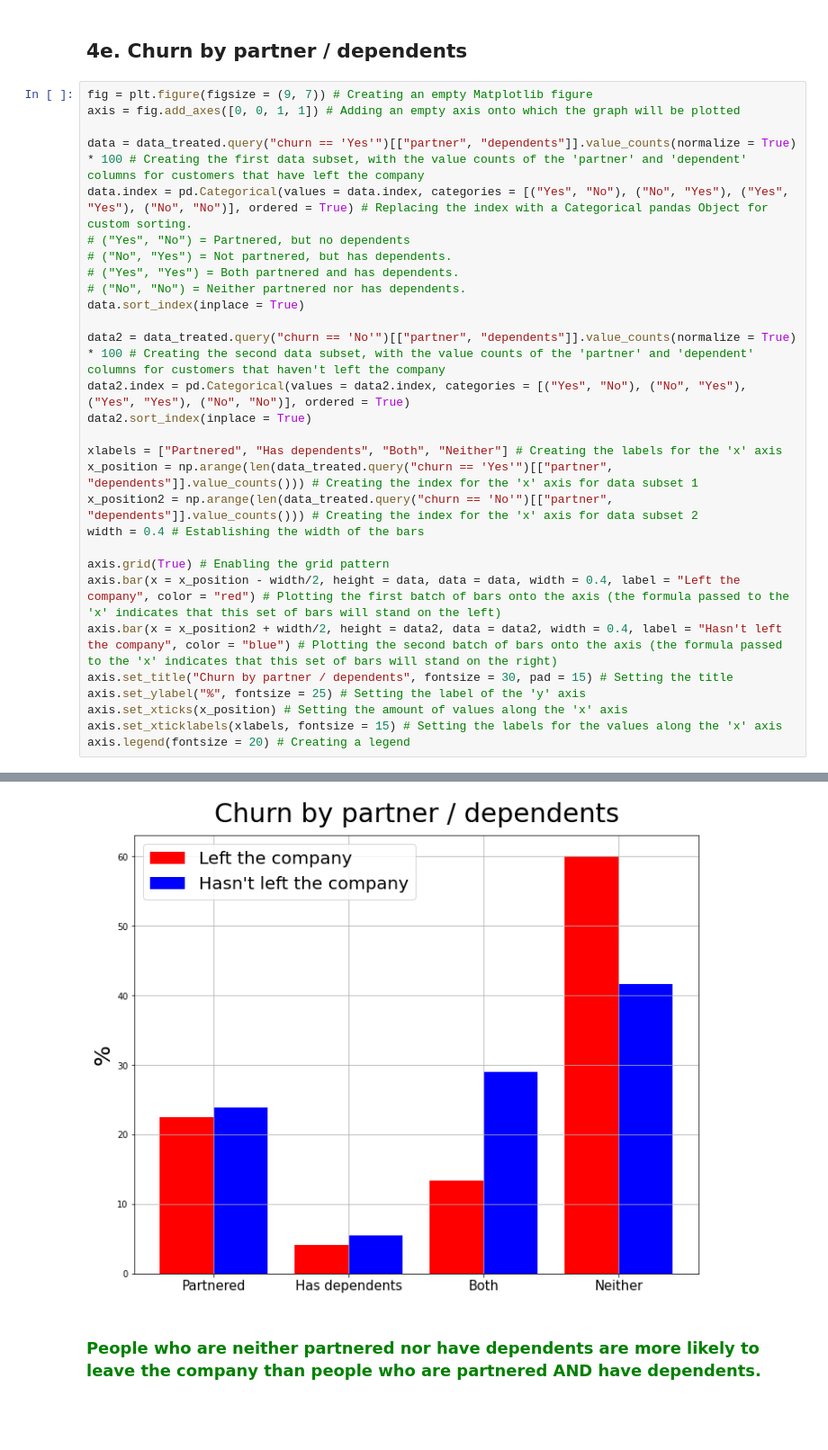
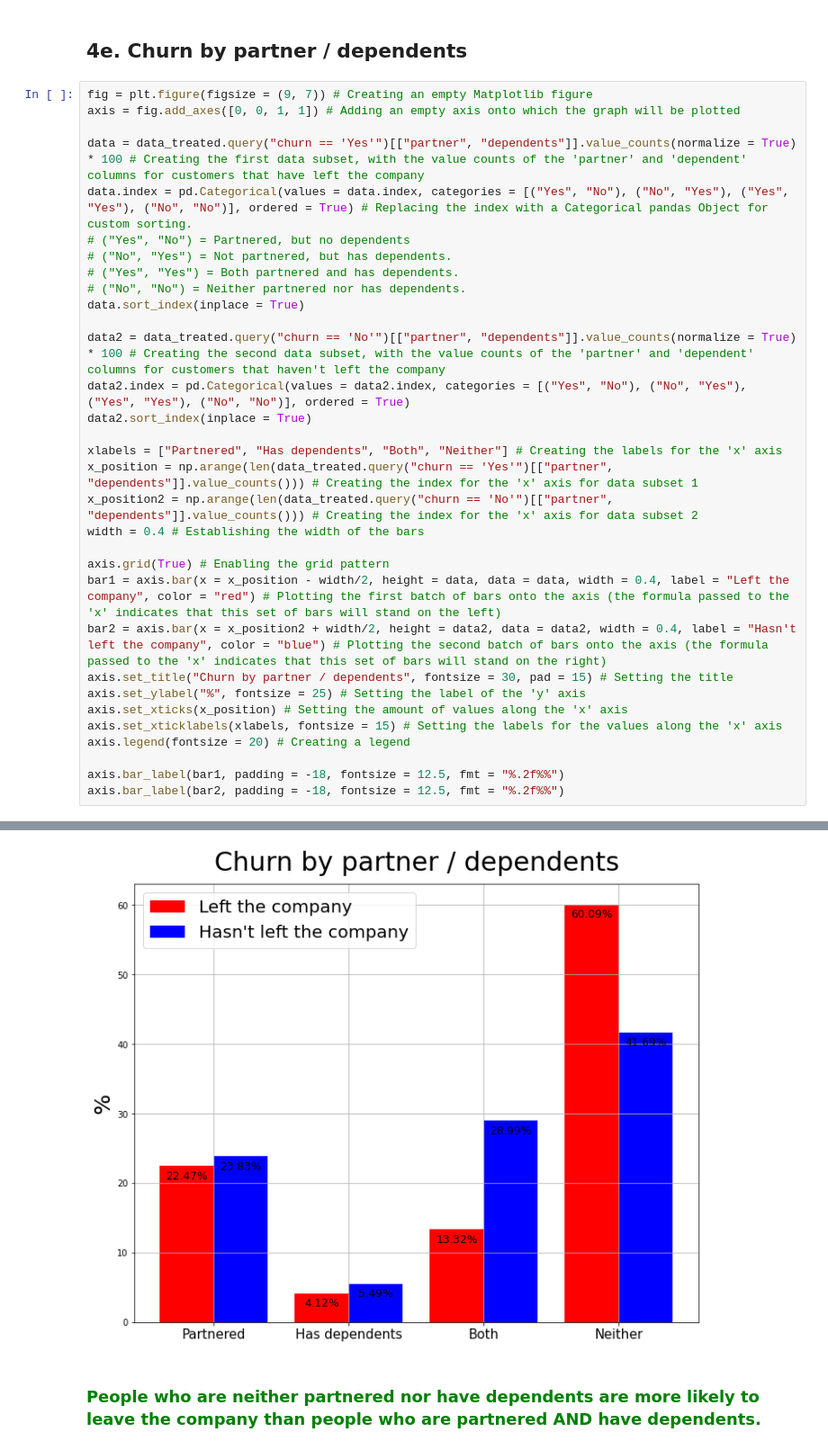
Before and after one commit to LupiVolpi/alura_challenge_data_science, a Jupyter notebook: week_2_Analysing_Visualizing_and_Drawing_Insights_from_the_dataset/alura_challenge_data_science_week_2.ipynb, the cells around one changed output, grey strips where cells are left out. Shown at 90% size. Cells and saved outputs as stored; diff of their text form; blank space fills up the shorter version.

```diff
--- a/week_2_Analysing_Visualizing_and_Drawing_Insights_from_the_dataset/alura_challenge_data_science_week_2.ipynb
+++ b/week_2_Analysing_Visualizing_and_Drawing_Insights_from_the_dataset/alura_challenge_data_science_week_2.ipynb
@@ -346,11 +454,14 @@ x_position2 = np.arange(len(data_treated.query("churn == 'No'")[["partner", "dep
 width = 0.4 # Establishing the width of the bars
 
 axis.grid(True) # Enabling the grid pattern
-axis.bar(x = x_position - width/2, height = data, data = data, width = 0.4, label = "Left the company", color = "red") # Plotting the first batch of bars onto the axis (the formula passed to the 'x' indicates that this set of bars will stand on the left)
-axis.bar(x = x_position2 + width/2, height = data2, data = data2, width = 0.4, label = "Hasn't left the company", color = "blue") # Plotting the second batch of bars onto the axis (the formula passed to the 'x' indicates that this set of bars will stand on the right)
+bar1 = axis.bar(x = x_position - width/2, height = data, data = data, width = 0.4, label = "Left the company", color = "red") # Plotting the first batch of bars onto the axis (the formula passed to the 'x' indicates that this set of bars will stand on the left)
+bar2 = axis.bar(x = x_position2 + width/2, height = data2, data = data2, width = 0.4, label = "Hasn't left the company", color = "blue") # Plotting the second batch of bars onto the axis (the formula passed to the 'x' indicates that this set of bars will stand on the right)
 axis.set_title("Churn by partner / dependents", fontsize = 30, pad = 15) # Setting the title
 axis.set_ylabel("%", fontsize = 25) # Setting the label of the 'y' axis
 axis.set_xticks(x_position) # Setting the amount of values along the 'x' axis
 axis.set_xticklabels(xlabels, fontsize = 15) # Setting the labels for the values along the 'x' axis
 axis.legend(fontsize = 20) # Creating a legend
+
+axis.bar_label(bar1, padding = -18, fontsize = 12.5, fmt = "%.2f%%")
+axis.bar_label(bar2, padding = -18, fontsize = 12.5, fmt = "%.2f%%")
 # %% [output]
@@ -358,4 +472,4 @@ axis.legend(fontsize = 20) # Creating a legend
-[figure, old version]
+[figure, new version]
 # %% [markdown]
 ### <font color = "Green"> People who are neither partnered nor have dependents are more likely to leave the company than people who are partnered AND have dependents.
 # %% [markdown]
```
Also changed, not shown: parts of 31 cells of this notebook.
